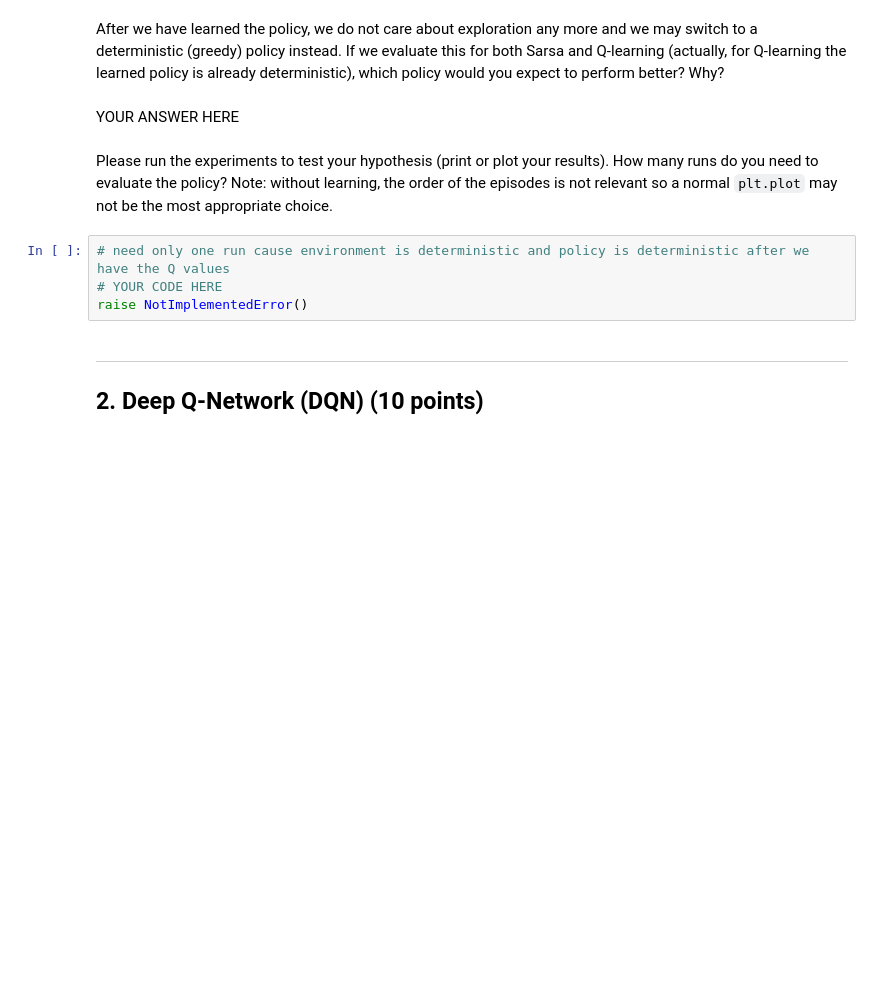
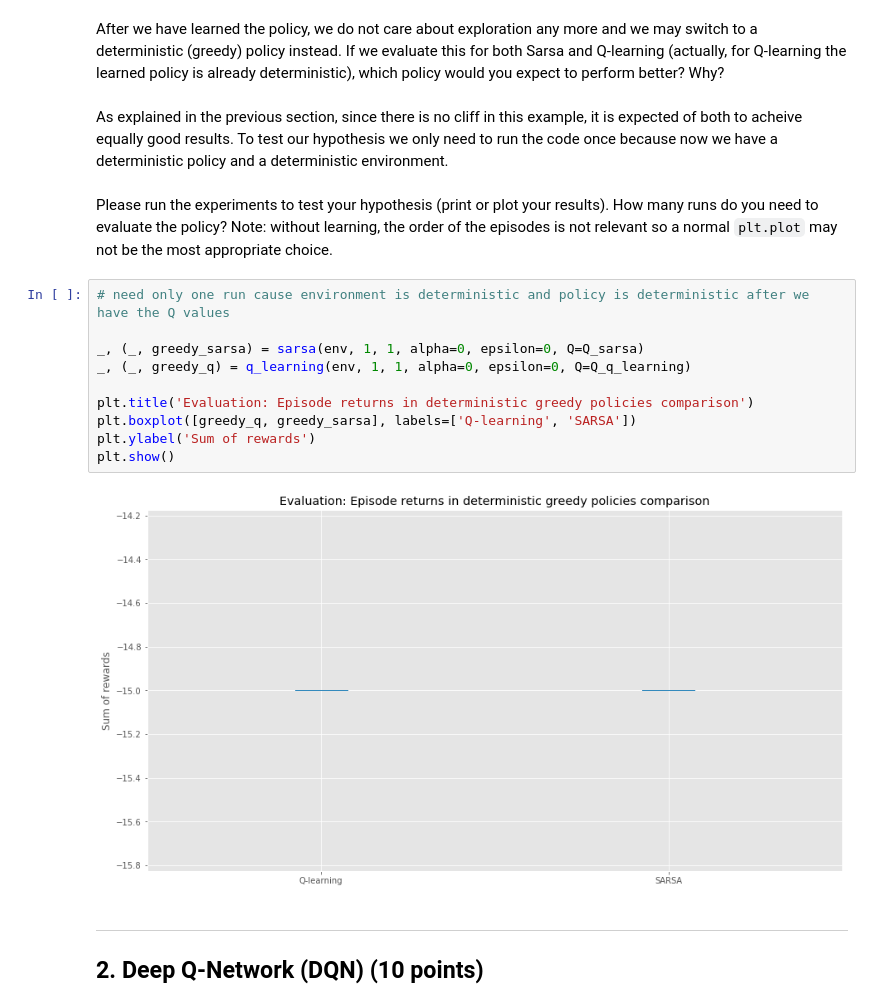
Before and after one commit to Melika-Ayoughi/RL, a Jupyter notebook: Labs/lab2/Dávid Kuric_Tim Bakker_12224855_12166510_lab2.ipynb, the cells around one changed output. Saved outputs shown, nothing was run; the diff lists cells and outputs as text; blank space fills up the shorter version.

```diff
--- a/Labs/lab2/Dávid Kuric_Tim Bakker_12224855_12166510_lab2.ipynb
+++ b/Labs/lab2/Dávid Kuric_Tim Bakker_12224855_12166510_lab2.ipynb
@@ -242,13 +245,21 @@ YOUR ANSWER HERE
 # %% [markdown]
 After we have learned the policy, we do not care about exploration any more and we may switch to a deterministic (greedy) policy instead. If we evaluate this for both Sarsa and Q-learning (actually, for Q-learning the learned policy is already deterministic), which policy would you expect to perform better? Why?
-# %% [markdown]
-YOUR ANSWER HERE
+# %% [markdown]
+As explained in the previous section, since there is no cliff in this example, it is expected of both to acheive equally good results. To test our hypothesis we only need to run the code once because now we have a deterministic policy and a deterministic environment.
 # %% [markdown]
 Please run the experiments to test your hypothesis (print or plot your results). How many runs do you need to evaluate the policy? Note: without learning, the order of the episodes is not relevant so a normal `plt.plot` may not be the most appropriate choice.
-# %%
-# need only one run cause environment is deterministic and policy is deterministic after we have the Q values
-# YOUR CODE HERE
-raise NotImplementedError()
+# %%
+# need only one run cause environment is deterministic and policy is deterministic after we have the Q values
+
+_, (_, greedy_sarsa) = sarsa(env, 1, 1, alpha=0, epsilon=0, Q=Q_sarsa)
+_, (_, greedy_q) = q_learning(env, 1, 1, alpha=0, epsilon=0, Q=Q_q_learning)
+
+plt.title('Evaluation: Episode returns in deterministic greedy policies comparison')
+plt.boxplot([greedy_q, greedy_sarsa], labels=['Q-learning', 'SARSA'])
+plt.ylabel('Sum of rewards')
+plt.show()
+# %% [output]
+[figure, added]
 # %% [markdown]
 ---
 ## 2. Deep Q-Network (DQN) (10 points)
```
Also changed, not shown: parts of 17 cells of this notebook.
